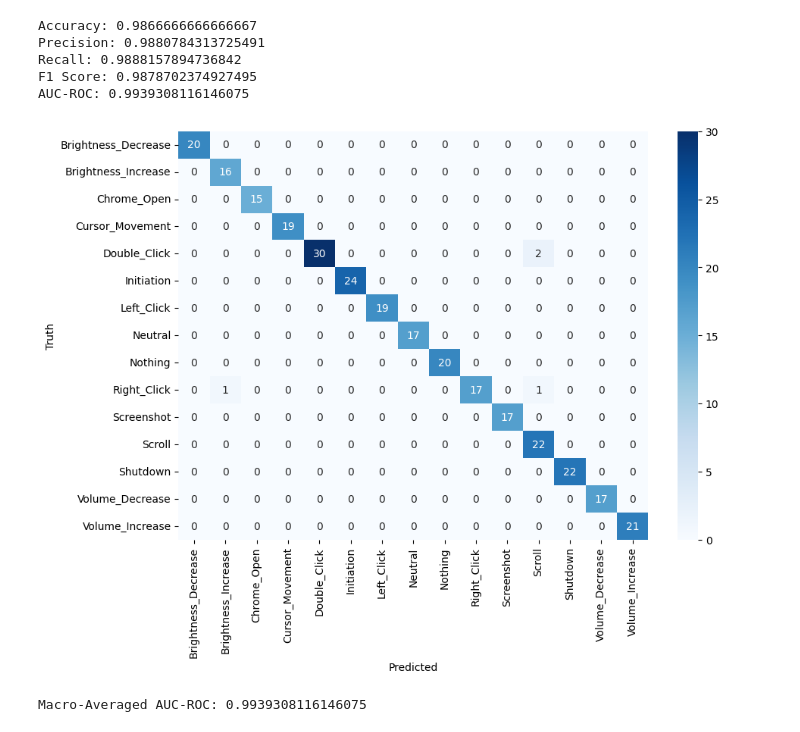
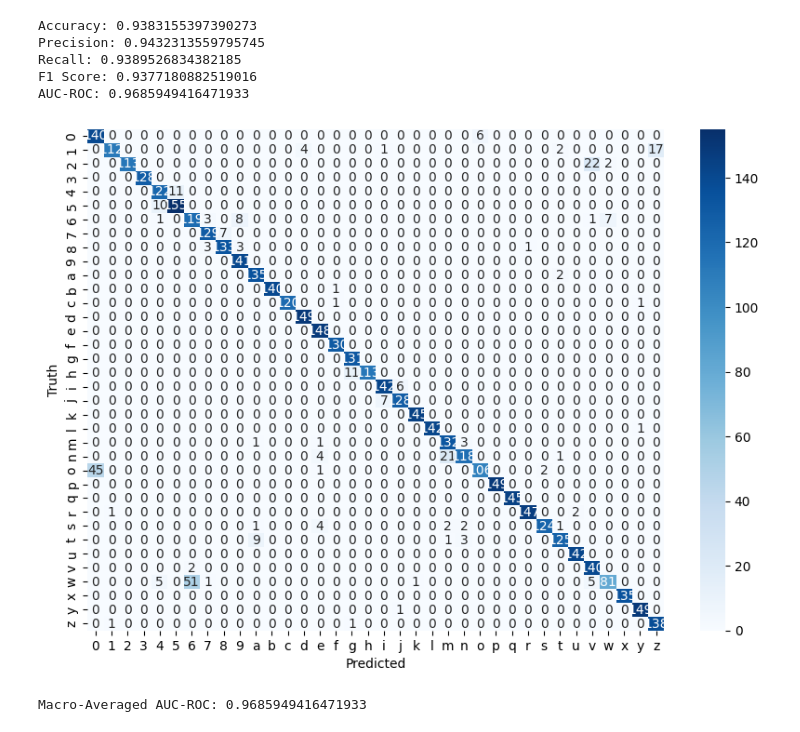
Before and after one commit to AbhinashShrestha/GBHCI, a Jupyter notebook: Model_Training/main_efficientnetv2.ipynb, the cells around one changed output. Saved outputs shown, nothing was run; the diff lists cells and outputs as text; code cells hidden in the pictures.

```diff
--- a/Model_Training/main_efficientnetv2.ipynb
+++ b/Model_Training/main_efficientnetv2.ipynb
@@ -20,13 +20,13 @@ To enable the following instructions: AVX2 AVX_VNNI FMA, in other operations, re
 # %%
 # Cell 2: Define constants
-BATCH_SIZE = 32
-# IMG_HEIGHT = 380 efficientnetv2L
-# IMG_WIDTH = 380
+BATCH_SIZE = 64
+IMG_HEIGHT = 480   #efficientnetv2L
+IMG_WIDTH = 480
 # IMG_HEIGHT = 300 #EfficientNetV2B3
 # IMG_WIDTH = 300
-IMG_HEIGHT = 528 #EfficientNetB6
-IMG_WIDTH = 528
-DATA_DIR = "/home/anon/MajorProject/Data/Dataset_alpha"
+# IMG_HEIGHT = 528 #EfficientNetB6
+# IMG_WIDTH = 528
+DATA_DIR = "/home/anon/MajorProject/Data/asl"
 # %%
 # Cell 3: Load data
 train_ds = tf.keras.utils.image_dataset_from_directory(
@@ -98,7 +98,7 @@ val_ds = val_ds.map(lambda x, y: (x, y))
 # %%
 # Cell 6: Build model
 inputs = layers.Input(shape=(IMG_WIDTH, IMG_HEIGHT, 3))
-model = EfficientNetB6(include_top=False, input_tensor=inputs, weights="imagenet")
+model = EfficientNetV2L(include_top=False, input_tensor=inputs, weights="imagenet")
 
 # Freeze the pretrained weights
 model.trainable = False
@@ -107,14 +107,14 @@ model.trainable = False
 x = layers.GlobalAveragePooling2D(name="avg_pool")(model.output)
 x = layers.BatchNormalization()(x)
 
-top_dropout_rate = 0.5
+top_dropout_rate = 0.3
 x = layers.Dropout(top_dropout_rate, name="top_dropout")(x)
 # outputs = layers.Dense(num_classes, activation="softmax", name="pred", kernel_regularizer=regularizers.l2(0.01))(x)  # L2 regularization
 outputs = layers.Dense(num_classes, activation="softmax", name="pred")(x)  # Removed L2 regularization
 
 # Compile
 model = keras.Model(inputs, outputs, name="EfficientNet")
-lr_schedule = keras.optimizers.schedules.ExponentialDecay(initial_learning_rate=1e-4, decay_steps=10000, decay_rate=0.9)
+lr_schedule = keras.optimizers.schedules.ExponentialDecay(initial_learning_rate=1e-3, decay_steps=10000, decay_rate=0.9)
 optimizer = keras.optimizers.Adam(learning_rate=lr_schedule)
 # model.compile(optimizer=optimizer, loss="categorical_crossentropy", metrics=["accuracy"])
 model.compile(optimizer=optimizer, loss="sparse_categorical_crossentropy", metrics=["accuracy","SparseCategoricalAccuracy", "SparseTopKCategoricalAccuracy"])
@@ -428,40 +467,42 @@ lb.fit(y_true)
 y_true_lb = lb.transform(y_true)
 y_pred_lb = lb.transform(y_pred)
 auc_roc = roc_auc_score(y_true_lb, y_pred_lb, average=average, multi_class='ovr')
 
 # Confusion Matrix
 cm = confusion_matrix(y_true, y_pred)
 
 # Print metrics
 print(f"Accuracy: {accuracy}")
 print(f"Precision: {precision}")
 print(f"Recall: {recall}")
 print(f"F1 Score: {f1}")
 print(f"AUC-ROC: {auc_roc}")
 
 # Assuming class_names is a list of your class names in the order they were encoded
-class_names = ["Brightness_Decrease", "Brightness_Increase", "Chrome_Open", "Cursor_Movement", "Double_Click", "Initiation", "Left_Click", "Neutral", "Nothing", "Right_Click", "Screenshot", "Scroll", "Shutdown", "Volume_Decrease", "Volume_Increase"]
+# class_names = ["Brightness_Decrease", "Brightness_Increase", "Chrome_Open", "Cursor_Movement", "Double_Click", "Initiation", "Left_Click", "Neutral", "Nothing", "Right_Click", "Screenshot", "Scroll", "Shutdown", "Volume_Decrease", "Volume_Increase"]
+class_names = ['0', '1', '2', '3', '4', '5', '6', '7', '8', '9', 'a', 'b', 'c', 'd', 'e', 'f', 'g', 'h', 'i', 'j', 'k', 'l', 'm', 'n', 'o', 'p', 'q', 'r', 's', 't', 'u', 'v', 'w', 'x', 'y', 'z']
+
 
 # # Plot confusion matrix as a heatmap
 # plt.figure(figsize=(10,7))
 # sns.heatmap(cm, annot=True, fmt='d', xticklabels=class_names, yticklabels=class_names)
 # plt.xlabel('Predicted')
 # plt.ylabel('Truth')
 # plt.show()
 
 # Plot confusion matrix as a heatmap
 plt.figure(figsize=(10,7))
 sns.heatmap(cm, annot=True, fmt='d',xticklabels=class_names, yticklabels=class_names, cmap='Blues')
 plt.xlabel('Predicted')
 plt.ylabel('Truth')
 plt.show()
 # %% [output]
-Accuracy: 0.9866666666666667
-Precision: 0.9880784313725491
-Recall: 0.9888157894736842
-F1 Score: 0.9878702374927495
-AUC-ROC: 0.9939308116146075
+Accuracy: 0.9383155397390273
+Precision: 0.9432313559795745
+Recall: 0.9389526834382185
+F1 Score: 0.9377180882519016
+AUC-ROC: 0.9685949416471933
-[figure, old version]
+[figure, new version]
 # %%
 from sklearn.metrics import roc_auc_score
 from sklearn.preprocessing import LabelBinarizer
@@ -476,6 +517,6 @@ y_pred_bin = lb.transform(y_pred)
 auc_roc_macro = roc_auc_score(y_true_bin, y_pred_bin, average='macro', multi_class='ovr')
 print(f"Macro-Averaged AUC-ROC: {auc_roc_macro}")
 # %% [output]
-Macro-Averaged AUC-ROC: 0.9939308116146075
+Macro-Averaged AUC-ROC: 0.9685949416471933
 # %%
 # model.save('/content/drive/MyDrive/Colab Notebooks/EfficientNetB6_without_onehot_finetuned.h5')
```
Also changed, not shown: parts of 14 cells of this notebook, 1 other file.
